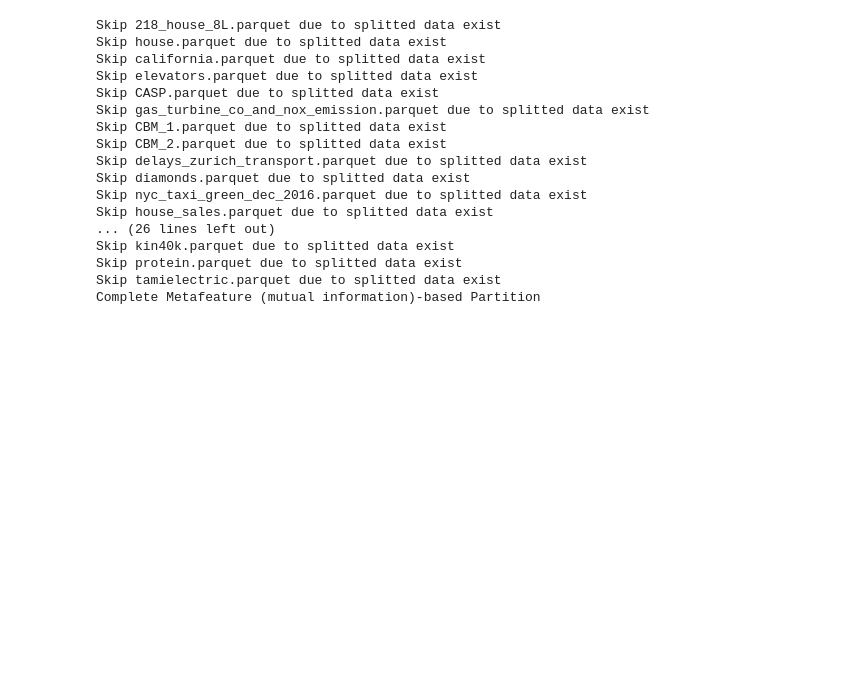
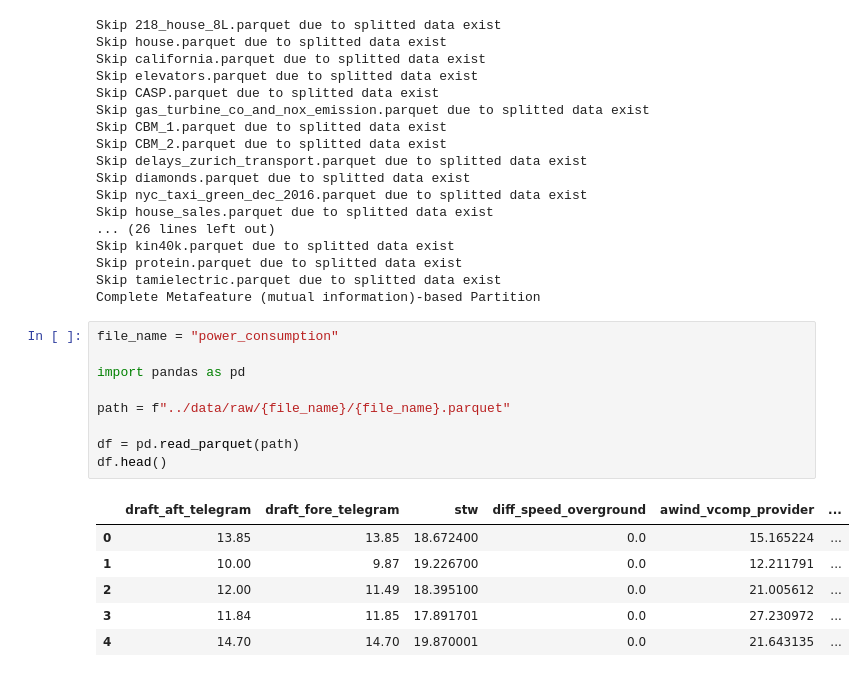
Before and after one commit to Trminh06-work/Out-of-distribution-data-fitting, a Jupyter notebook: partition_algs/PartitionProcedure.ipynb, the cells around one changed output. Cells and saved outputs as stored; diff of their text form; blank space fills up the shorter version.

```diff
--- a/partition_algs/PartitionProcedure.ipynb
+++ b/partition_algs/PartitionProcedure.ipynb
@@ -182,3 +182,19 @@ Skip kin40k.parquet due to splitted data exist
 Skip protein.parquet due to splitted data exist
 Skip tamielectric.parquet due to splitted data exist
 Complete Metafeature (mutual information)-based Partition
+# %%
+file_name = "power_consumption"
+
+import pandas as pd
+
+path = f"../data/raw/{file_name}/{file_name}.parquet"
+
+df = pd.read_parquet(path)
+df.head()
+# %% [output]
+|  | draft_aft_telegram | draft_fore_telegram | stw | diff_speed_overground | awind_vcomp_provider | ... |
+| 0 | 13.85 | 13.85 | 18.672400 | 0.0 | 15.165224 | ... |
+| 1 | 10.00 | 9.87 | 19.226700 | 0.0 | 12.211791 | ... |
+| 2 | 12.00 | 11.49 | 18.395100 | 0.0 | 21.005612 | ... |
+| 3 | 11.84 | 11.85 | 17.891701 | 0.0 | 27.230972 | ... |
+| 4 | 14.70 | 14.70 | 19.870001 | 0.0 | 21.643135 | ... |
```
Also changed, not shown: parts of 3 cells of this notebook, 44 other files.
